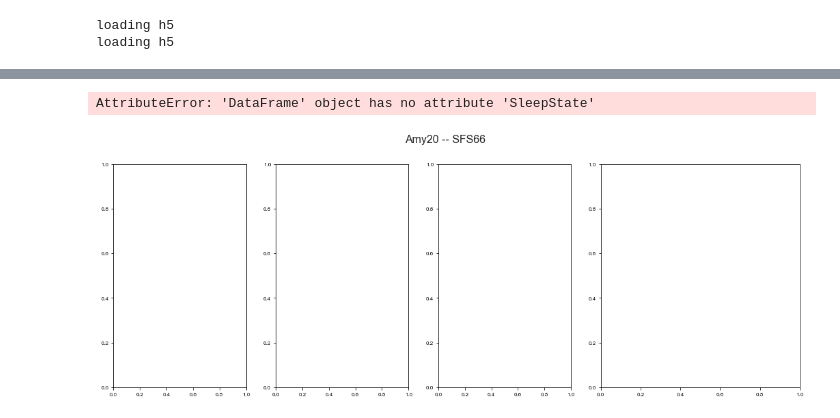
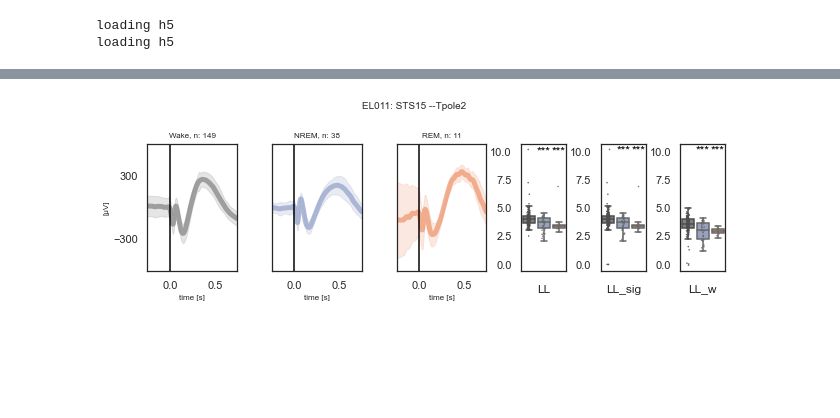
Before and after one commit to vellen23/CCEP_human, a Jupyter notebook: Python_Analysis/EvM/CCEP_sanity_sleep.ipynb, the cells around one changed output, grey strips where cells are left out. Cells and saved outputs as stored; diff of their text form; code cells hidden in the pictures; blank space fills up the shorter version.

```diff
--- a/Python_Analysis/EvM/CCEP_sanity_sleep.ipynb
+++ b/Python_Analysis/EvM/CCEP_sanity_sleep.ipynb
@@ -190,7 +172,29 @@ con_trial
-# %%
-sc = 19
-rc = 65
-ax = fig_sleep.plot_SleepState(sc, rc, EEG_resp, con_trial, labels_all, metric = 'LL')
-# %% [output]
-AttributeError: 'DataFrame' object has no attribute 'SleepState'
-[figure, removed]
+# %%
+con_trial = bf.add_sleepstate(con_trial)
+# %%
+con_trial = con_trial[(con_trial.Sig>-1)&(con_trial.Artefact<1)].reset_index(drop=True)
+# %%
+con_trial['LL_sig'] = con_trial['LL']* con_trial['Sig']
+con_trial['LL_w'] = con_trial['LL']* con_trial['rho']**2*np.sign( con_trial['rho'])
+# %%
+metrics = ['LL', 'LL_sig', 'LL_w']
+# %%
+sc = 14
+rc = 1
+ax = fig_sleep.plot_SleepState(sc, rc, EEG_resp, con_trial, labels_all, metrics= metrics)
+plt.suptitle(subj + ': '+labels_all[sc]+' --'+labels_all[rc])
+for i in range(3):
+    ax[i].set_ylim([-600,600])
+for i, m in enumerate(metrics):
+    ax[i+3].set_xticklabels([])
+    ax[i+3].set_xlabel(m)
+    ax[i+3].set_ylabel('')
+
+ax[0].set_yticks([-300,300])
+plt.tight_layout()
+path_save ='X:\\4 e-Lab\\EvM\\Projects\\EL_experiment\\Analysis\\Patients\\Across\\BrainMapping\\Sleep\\connection\\Example_'+subj+'_'+labels_all[sc]+'_'+labels_all[rc]+'.svg'
+
+plt.savefig(path_save)
+plt.show()
+# %% [output]
+[figure, added]
```
Also changed, not shown: parts of 3 cells of this notebook, 15 other files.
